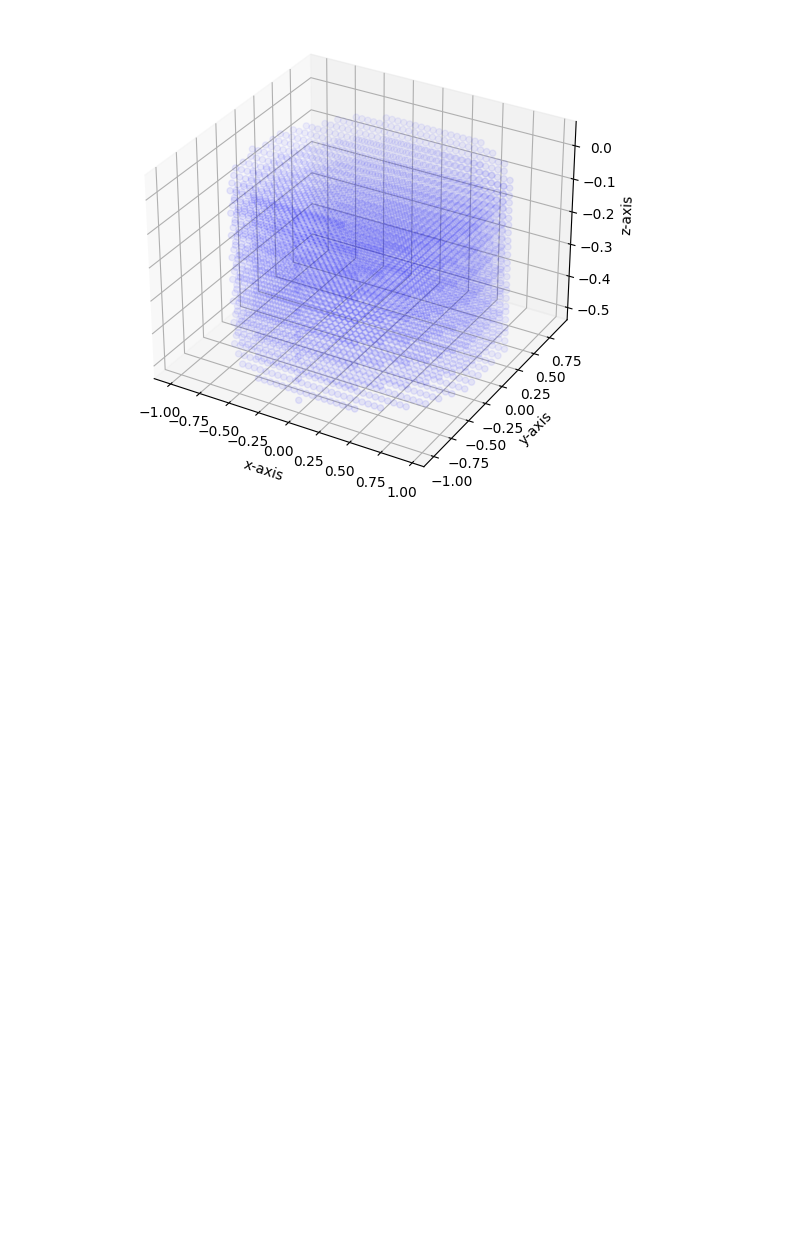
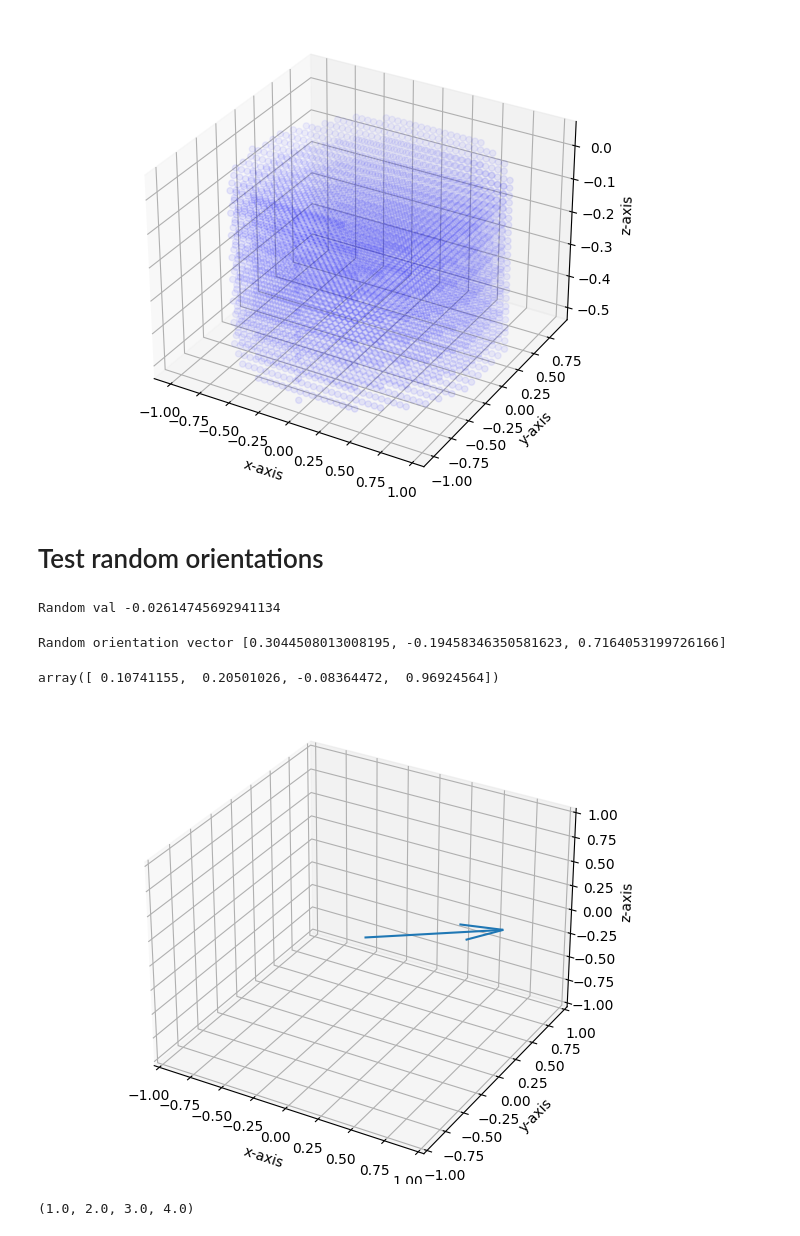
Before and after one commit to th3rring/brainbot_py, a Jupyter notebook: notebooks/Grid Samplers.ipynb, the cells around one changed output. Saved outputs shown, nothing was run; the diff lists cells and outputs as text; code cells hidden in the pictures; blank space fills up the shorter version.

```diff
--- a/notebooks/Grid Samplers.ipynb
+++ b/notebooks/Grid Samplers.ipynb
@@ -88,0 +93,72 @@ plt.show()
+# %% [markdown]
+# Test random orientations
+# %%
+rng = default_rng()
+
+sign = -1 if rng.random() > 0.5 else 1
+val = sign * rng.random()
+print(f"Random val {val}")
+# %% [output]
+Random val -0.02614745692941134
+# %%
+# Sample orientation in top half sphere
+orien_vec = []
+for _ in range(3):
+    sign = -1 if rng.random() > 0.5 else 1
+    val = sign * rng.random()
+    orien_vec.append(val)
+
+orien_vec[2] = abs(orien_vec[2])
+print(f"Random orientation vector {orien_vec}")
+
+r_z = R.from_rotvec(np.array([0,0,1]) * (np.arctan2(orien_vec[1], orien_vec[0])))
+r_y = R.from_rotvec(np.array([0,1,0])  * (np.arctan2(np.sqrt(orien_vec[0] ** 2 + orien_vec[1] ** 2), orien_vec[2])))
+r_z_2 = R.from_rotvec(np.array([0,0,1]) * 2 * PI * rng.random())
+
+r = r_z * r_y * r_z_2
+r.as_quat()
+# %% [output]
+Random orientation vector [0.3044508013008195, -0.19458346350581623, 0.7164053199726166]
+array([ 0.10741155,  0.20501026, -0.08364472,  0.96924564])
+# %%
+# Sample random orientation
+r = R.random()
+# %%
+%matplotlib widget
+
+z_vec = np.array([0,0,1])
+z_rot = np.matmul(r.as_matrix(), z_vec)
+
+x_origin = [0]
+y_origin = [0]
+z_origin = [0]
+
+x_tip = [z_rot[0]]
+y_tip = [z_rot[1]]
+z_tip = [z_rot[2]]
+
+# creating figure
+fig = plt.figure()
+ax = Axes3D(fig)
+
+# creating the plot
+ax.quiver(x_origin, y_origin, z_origin, x_tip, y_tip, z_tip)
+
+# setting title and labels
+ax.set_title("Cylinder Sampling")
+ax.set_xlabel('x-axis')
+ax.set_ylabel('y-axis')
+ax.set_zlabel('z-axis')
+
+ax.set_xlim([-1, 1])
+ax.set_ylim([-1, 1])
+ax.set_zlim([-1, 1])
+
+# displaying the plot
+plt.show()
+# %% [output]
+[figure, added]
+# %%
+Z
+# %% [output]
+(1.0, 2.0, 3.0, 4.0)
```
Also changed, not shown: parts of 3 cells of this notebook, 2 other files.
